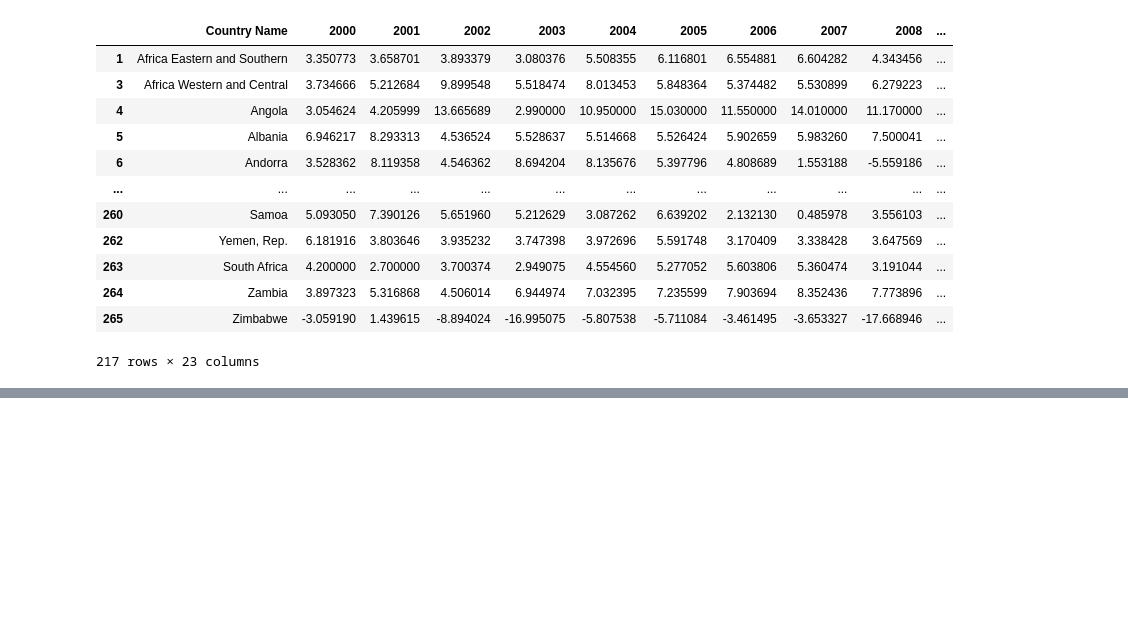
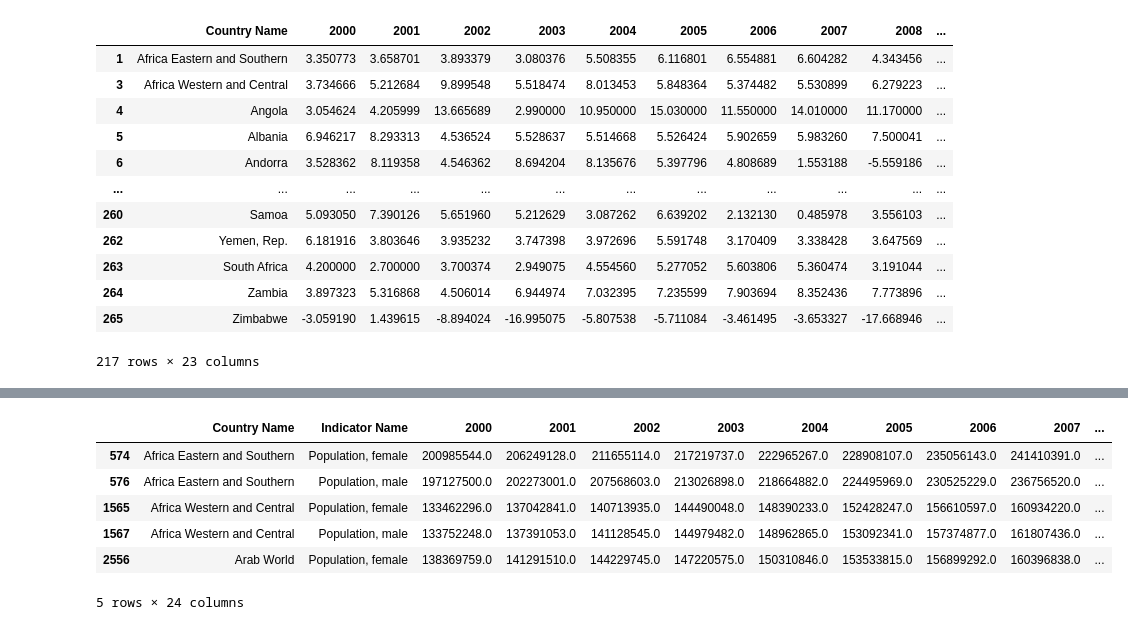
Before and after one commit to LynHJ/ETL-PostgreSQL-MongoDB, a Jupyter notebook: ETL_workbook.ipynb, the cells around one changed output, grey strips where cells are left out. Saved outputs shown, nothing was run; the diff lists cells and outputs as text; code cells hidden in the pictures; blank space fills up the shorter version.

```diff
--- a/ETL_workbook.ipynb
+++ b/ETL_workbook.ipynb
@@ -122,0 +125,10 @@ reduced_gender__df.head()
+# %%
+final_gender__df.head()
+# %% [output]
+|  | Country Name | Indicator Name | 2000 | 2001 | 2002 | 2003 | 2004 | 2005 | 2006 | 2007 | ... |
+| 574 | Africa Eastern and Southern | Population, female | 200985544.0 | 206249128.0 | 211655114.0 | 217219737.0 | 222965267.0 | 228908107.0 | 235056143.0 | 241410391.0 | ... |
+| 576 | Africa Eastern and Southern | Population, male | 197127500.0 | 202273001.0 | 207568603.0 | 213026898.0 | 218664882.0 | 224495969.0 | 230525229.0 | 236756520.0 | ... |
+| 1565 | Africa Western and Central | Population, female | 133462296.0 | 137042841.0 | 140713935.0 | 144490048.0 | 148390233.0 | 152428247.0 | 156610597.0 | 160934220.0 | ... |
+| 1567 | Africa Western and Central | Population, male | 133752248.0 | 137391053.0 | 141128545.0 | 144979482.0 | 148962865.0 | 153092341.0 | 157374877.0 | 161807436.0 | ... |
+| 2556 | Arab World | Population, female | 138369759.0 | 141291510.0 | 144229745.0 | 147220575.0 | 150310846.0 | 153533815.0 | 156899292.0 | 160396838.0 | ... |
+5 rows × 24 columns
```
Also changed, not shown: parts of 5 cells of this notebook.
